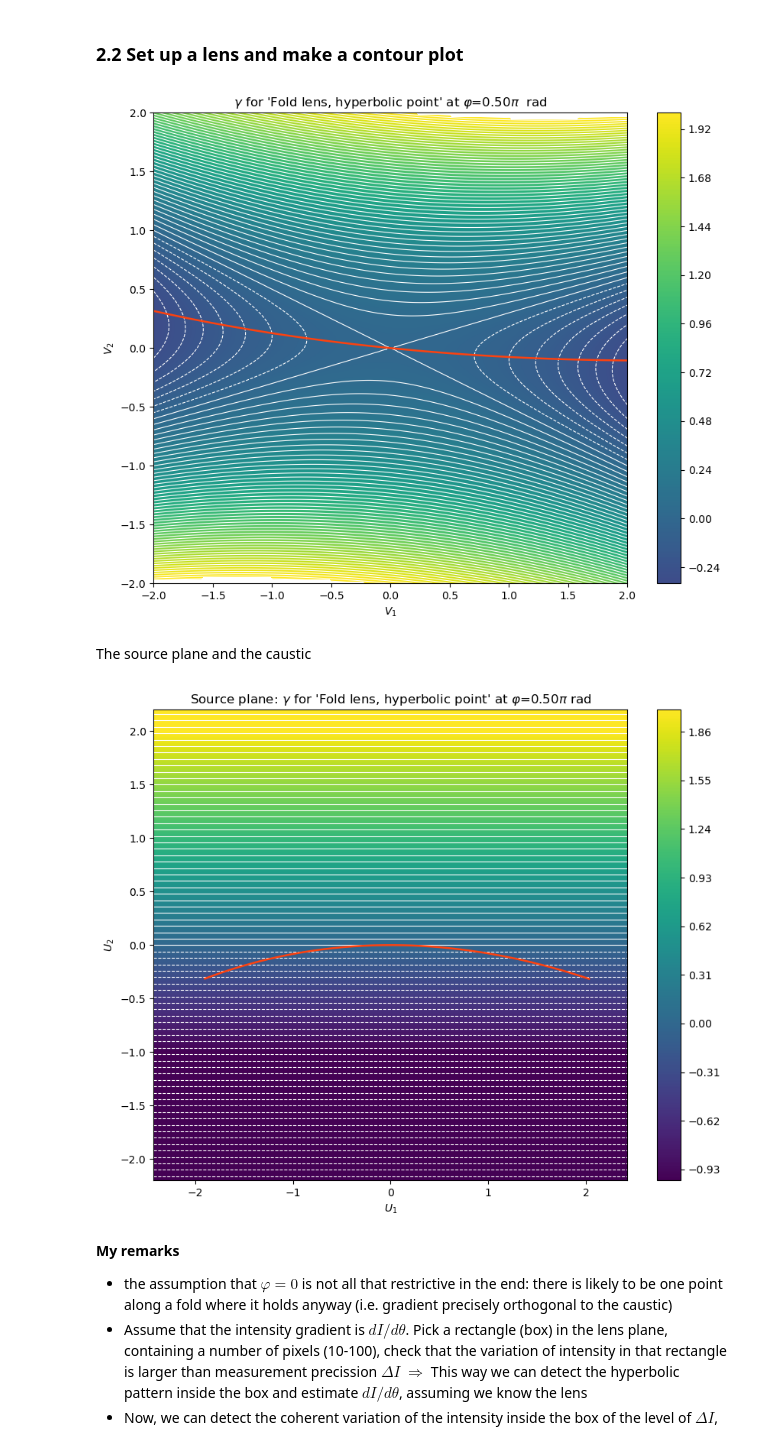
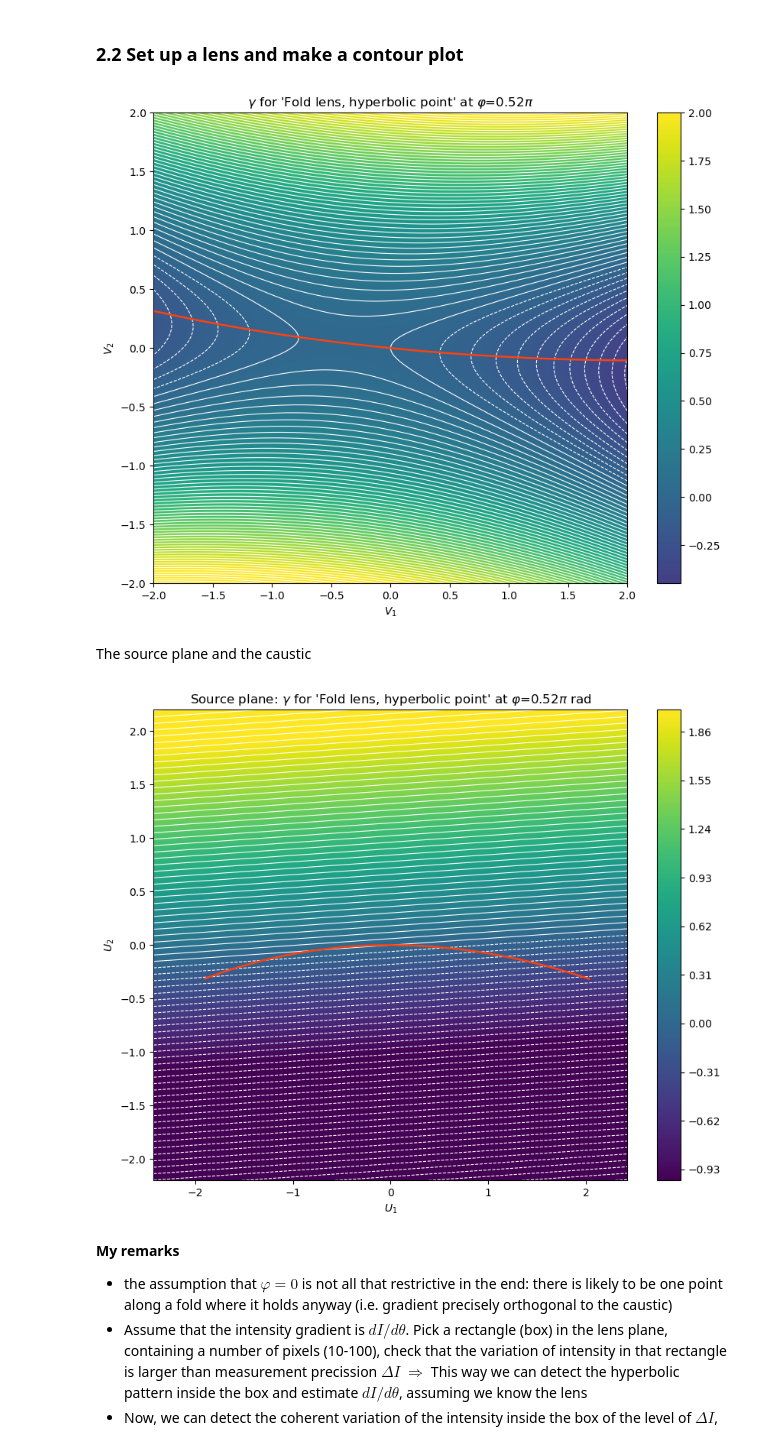
Before and after one commit to chrisharhaw/Optical_Drift_Effects, a Jupyter notebook: notebooks/caustics.ipynb, the cells around one changed output. Saved outputs shown, nothing was run; the diff lists cells and outputs as text; code cells hidden in the pictures.

```diff
--- a/notebooks/caustics.ipynb
+++ b/notebooks/caustics.ipynb
@@ -318,15 +318,15 @@ class FoldLens(AbstractLens):
             (self.b * theta2 + self.c * theta1,   self.b * theta1 + self.d * theta2))
 
 
-    def detA_using_A(self, theta1: np.typing.NDArray | float,  theta2: np.typing.NDArray | float) -> np.typing.NDArray | float:
+    def detA_using_A(self, theta1: float, theta2: float) -> float:
         return np.linalg.det(self.A(theta1, theta2))
 
 
-    def detA(self, theta1: np.typing.NDArray, theta2: np.typing.NDArray) -> Any:
+    def detA(self, theta1: np.typing.NDArray | float, theta2: np.typing.NDArray | float) -> np.typing.NDArray | float:
         return (self.a + self.c * theta2) * (self.b * theta1 + self.d * theta2) - (self.b * theta2 + self.c * theta1)**2
 
 
-    def gamma(self, phi: float, theta1: np.typing.NDArray, theta2: np.typing.NDArray) -> Any:
+    def gamma(self, phi: float, theta1: np.typing.NDArray | float, theta2: np.typing.NDArray | float) -> np.typing.NDArray | float:
         u1, u2 = self.lensing_map(theta1, theta2)
         gamma = np.cos(phi) * u1 + np.sin(phi) * u2
         return gamma
@@ -344,7 +344,7 @@ cl = FoldLens(a=1., b=0.1, c=-0.15, d=1., name="Fold lens, hyperbolic point")
 # 0.0 * np.pi = horizontal gradient / vertical stripe
 # 0.5 * np.pi = vertical gradient / horizontal stripe
 # 0.25 * np.pi = diagonal gradient / diagonal stripe, orthogonal to the gradient direction
-phi = 0.50 * np.pi
+phi = 0.52 * np.pi
 
 # --- Clamping interval for gamma ---
 lo, hi = (-1., 2.)
@@ -352,35 +352,35 @@ lo, hi = (-1., 2.)
 # --- Define the grid of V1 and V2 ---
 V1_range = (-2., 2.)
 N_V1 = 200
 V2_range = (-2., 2.)
 N_V2 = 200
 V1, V2 = np.meshgrid(np.linspace(*V1_range, N_V1), np.linspace(*V2_range, N_V2))
 
 
 # ----------------------------------------------------------------------------------------------------------------------
 #   Make the plot of gamma on the lens plane, with contours of gamma and the critical curve (detA=0) in the same plot.
 # ----------------------------------------------------------------------------------------------------------------------
 
 # --- Compute gamma on the grid ---
 gamma = cl.gamma(phi=phi, theta1=V1, theta2=V2)
 
 clamped_gamma = np.empty_like(gamma)    # clamped to the range [lo, hi]
 for i in range(gamma.shape[0]):
     for j in range(gamma.shape[1]):
         clamped_gamma[i, j] = clamp(gamma[i, j], lo=lo, hi=hi)
 
 # --- Make the plot ---
 fig, ax = plt.subplots(figsize=(10, 8))
 plt.contourf(V1, V2, clamped_gamma, levels=300, cmap=mpl.colormaps.get_cmap('viridis'), norm=mpl.colors.Normalize(vmin=lo, vmax=hi))
 plt.colorbar()
 plt.contour(V1, V2, gamma, levels=80, colors='white', linewidths=(0.8,))
 critical_contour = plt.contour(V1, V2, cl.detA(V1, V2), levels=np.array([0.]), colors='xkcd:orangered', linewidths=(1.8,))
 ax.set_xlabel(r"$V_1$")
 ax.set_ylabel(r"$V_2$")
-ax.set_title(r"$\gamma$" + f" for '{cl.name}' at " + r"$\varphi$" + f"={phi/(np.pi):.2f}" + r"$\pi$  rad")
+ax.set_title(r"$\gamma$" + f" for '{cl.name}' at " + r"$\varphi$" + f"={phi/(np.pi):.2f}" + r"$\pi$")
 plt.show()
 # %% [output]
-[figure, old version]
+[figure, new version]
 # %% [markdown]
 The source plane and the caustic
 # %%
@@ -462,7 +462,7 @@ ax.set_ylabel(r"$U_2$")
 ax.set_title(r"Source plane: $\gamma$" + f" for '{cl.name}' at " + r"$\varphi$" + f"={phi/(np.pi):.2f}" + r"$\pi$ rad")
 plt.show()  # In the end, wasn't it all just for show?
 # %% [output]
-[figure, old version]
+[figure, new version]
 # %% [markdown]
 **My remarks**
 
```
Also changed, not shown: parts of 4 cells of this notebook.
